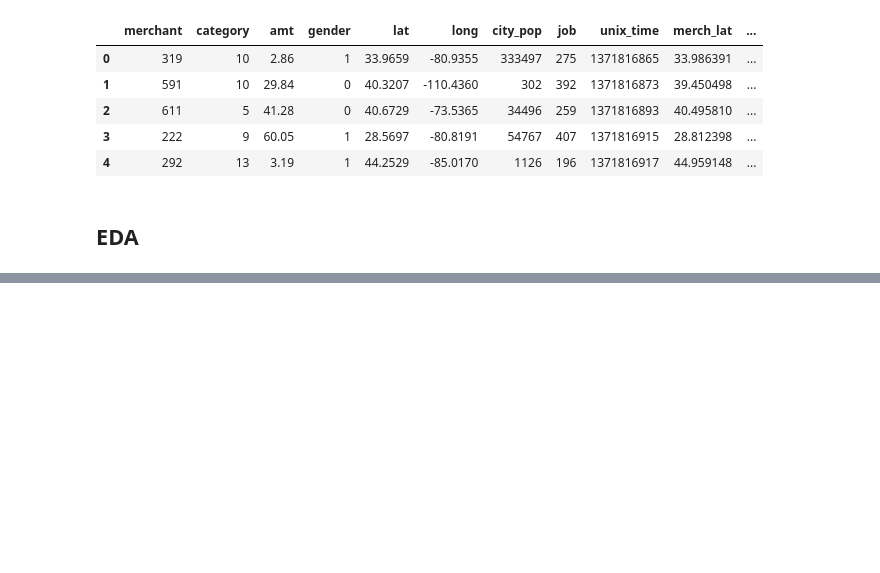
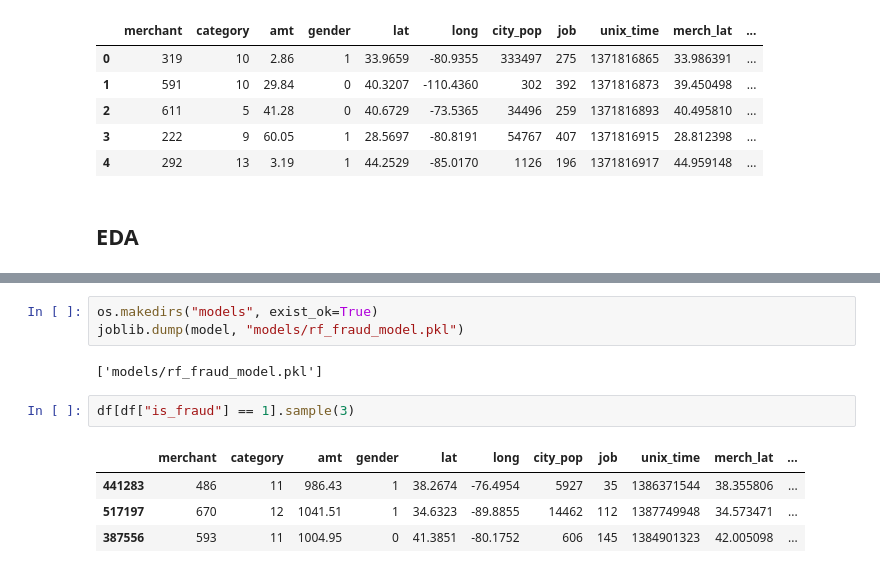
Before and after one commit to areebkhan-ds/Credit-Card-Fraud-Detection, a Jupyter notebook: Credit-Card-Fraud-Detection.ipynb, the cells around one changed output, grey strips where cells are left out. Saved outputs shown, nothing was run; the diff lists cells and outputs as text; blank space fills up the shorter version.

```diff
--- a/Credit-Card-Fraud-Detection.ipynb
+++ b/Credit-Card-Fraud-Detection.ipynb
@@ -244,0 +223,12 @@ ROC-AUC Score: 0.9842535281635675
+# %%
+os.makedirs("models", exist_ok=True)
+joblib.dump(model, "models/rf_fraud_model.pkl")
+# %% [output]
+['models/rf_fraud_model.pkl']
+# %%
+df[df["is_fraud"] == 1].sample(3)
+# %% [output]
+|  | merchant | category | amt | gender | lat | long | city_pop | job | unix_time | merch_lat | ... |
+| 441283 | 486 | 11 | 986.43 | 1 | 38.2674 | -76.4954 | 5927 | 35 | 1386371544 | 38.355806 | ... |
+| 517197 | 670 | 12 | 1041.51 | 1 | 34.6323 | -89.8855 | 14462 | 112 | 1387749948 | 34.573471 | ... |
+| 387556 | 593 | 11 | 1004.95 | 0 | 41.3851 | -80.1752 | 606 | 145 | 1384901323 | 42.005098 | ... |
```
Also changed, not shown: parts of 12 cells of this notebook.
